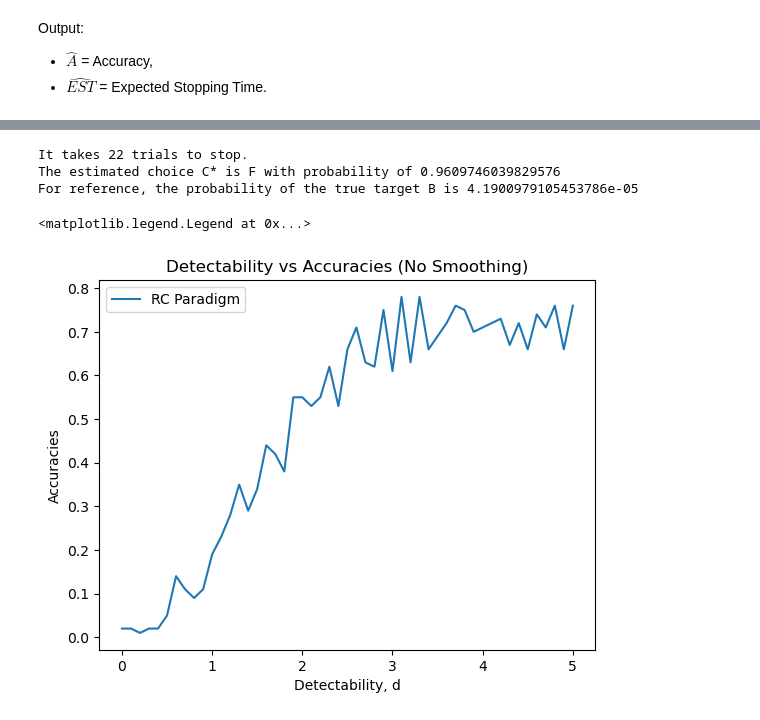
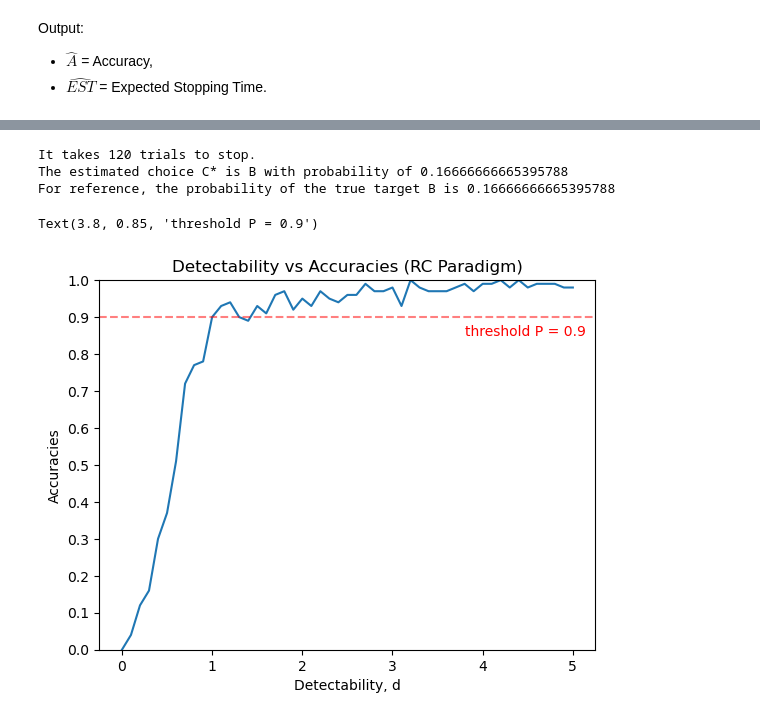
Before and after one commit to zs144/P300-BCI, a Jupyter notebook: Week3/monte-carlo-sim.ipynb, the cells around one changed output, grey strips where cells are left out. Drawn from its saved outputs; the diff is of its cells as text; code cells hidden in the pictures.

```diff
--- a/Week3/monte-carlo-sim.ipynb
+++ b/Week3/monte-carlo-sim.ipynb
@@ -122,19 +173,25 @@ plt.show()
 # %%
 trial_times = 0
+num_flashed_rows = 0
+num_flashed_cols = 0
 for t in range(t_max):
     trial_times += 1
     # Flash a row or column
-    flashed = random.randint(0, 11) # 0~5 are row 0~5, 6~11 are col 0~5
+    flashed = F[t // num_seq][t % num_seq]
     flashed_row = flashed if flashed < 6 else -1
     flashed_col = flashed - 6 if flashed_row == -1 else -1
+    if flashed_row != -1:
+        num_flashed_rows += 1
+    else:
+        num_flashed_cols += 1
+    # Randomly sample y from one of the two PDFs
+    if (target_loc[0] == flashed_row or target_loc[1] == flashed_col):
+        y = np.random.normal(loc=mu_1, scale=std_1)
+    else:
+        y = np.random.normal(loc=mu_0, scale=std_0)
     # Update probabilities
     for i in range(n_rows):
         for j in range(n_cols):
-            # Randomly sample y from one of the two PDFs
-            if (target_loc[0] == flashed_row or target_loc[1] == flashed_col):
-                y = np.random.normal(loc=mu_1, scale=std_1)
-            else:
-                y = np.random.normal(loc=mu_0, scale=std_0)
             if (i == flashed_row or j == flashed_col):
                 likelihood = stats.norm.pdf(x=y, loc=mu_1, scale=std_1)
             else:
@@ -151,8 +208,8 @@ max_loc = np.unravel_index(P_all.argmax(), P_all.shape)
 print(f'The estimated choice C* is {board[max_loc]} with probability of {P_all[max_loc]}')
 print(f'For reference, the probability of the true target {board[target_loc]} is {P_all[target_loc]}')
 # %% [output]
-It takes 22 trials to stop.
-The estimated choice C* is F with probability of 0.9609746039829576
-For reference, the probability of the true target B is 4.1900979105453786e-05
+It takes 120 trials to stop.
+The estimated choice C* is B with probability of 0.16666666665395788
+For reference, the probability of the true target B is 0.16666666665395788
 # %%
 # Initialization
@@ -220,14 +281,17 @@ for mean in means:
             n_hit += 1
     accuracies.append(n_hit / N)
     stopping_times.append(trial_times / N)
-# %%
-plt.plot(detectabilities, accuracies)
-plt.title('Detectability vs Accuracies (No Smoothing)')
-plt.xlabel('Detectability, d')
-plt.ylabel('Accuracies')
-plt.legend(labels=['RC Paradigm'])
-# %% [output]
-<matplotlib.legend.Legend at 0x...>
-[figure, removed]
+# %%
+plt.plot(detectabilities, accuracies)
+plt.title('Detectability vs Accuracies (RC Paradigm)')
+plt.gca().set_ylim([0,1])
+plt.yticks(ticks=[0.1*i for i in range(11)])
+plt.xlabel('Detectability, d')
+plt.ylabel('Accuracies')
+plt.axhline(y=0.9, color='r', alpha=0.5, linestyle='--')
+plt.text(x=3.8, y=0.85, s='threshold P = 0.9', color='r')
+# %% [output]
+Text(3.8, 0.85, 'threshold P = 0.9')
+[figure, added]
 # %%
 plt.plot(detectabilities, stopping_times)
```
Also changed, not shown: parts of 14 cells of this notebook.
